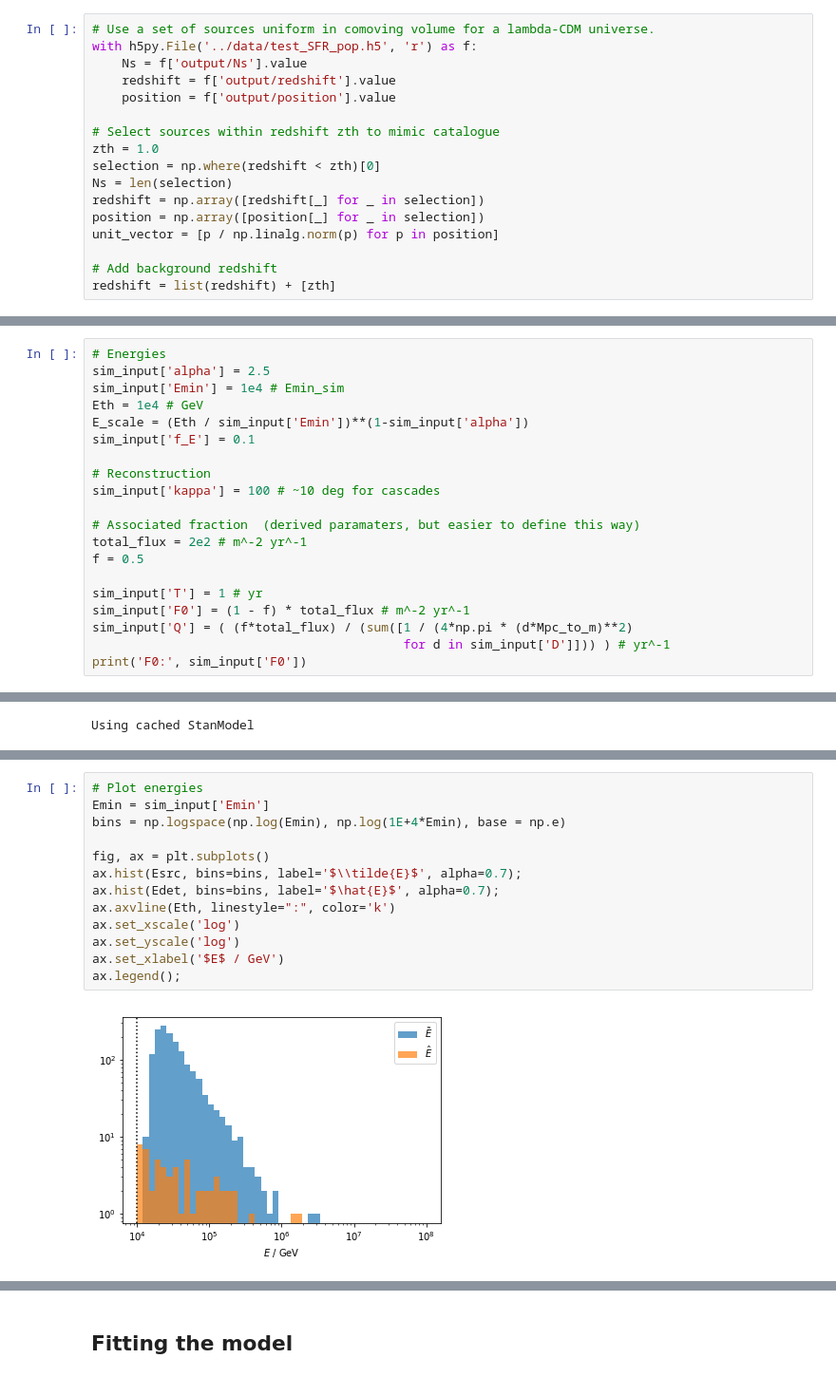
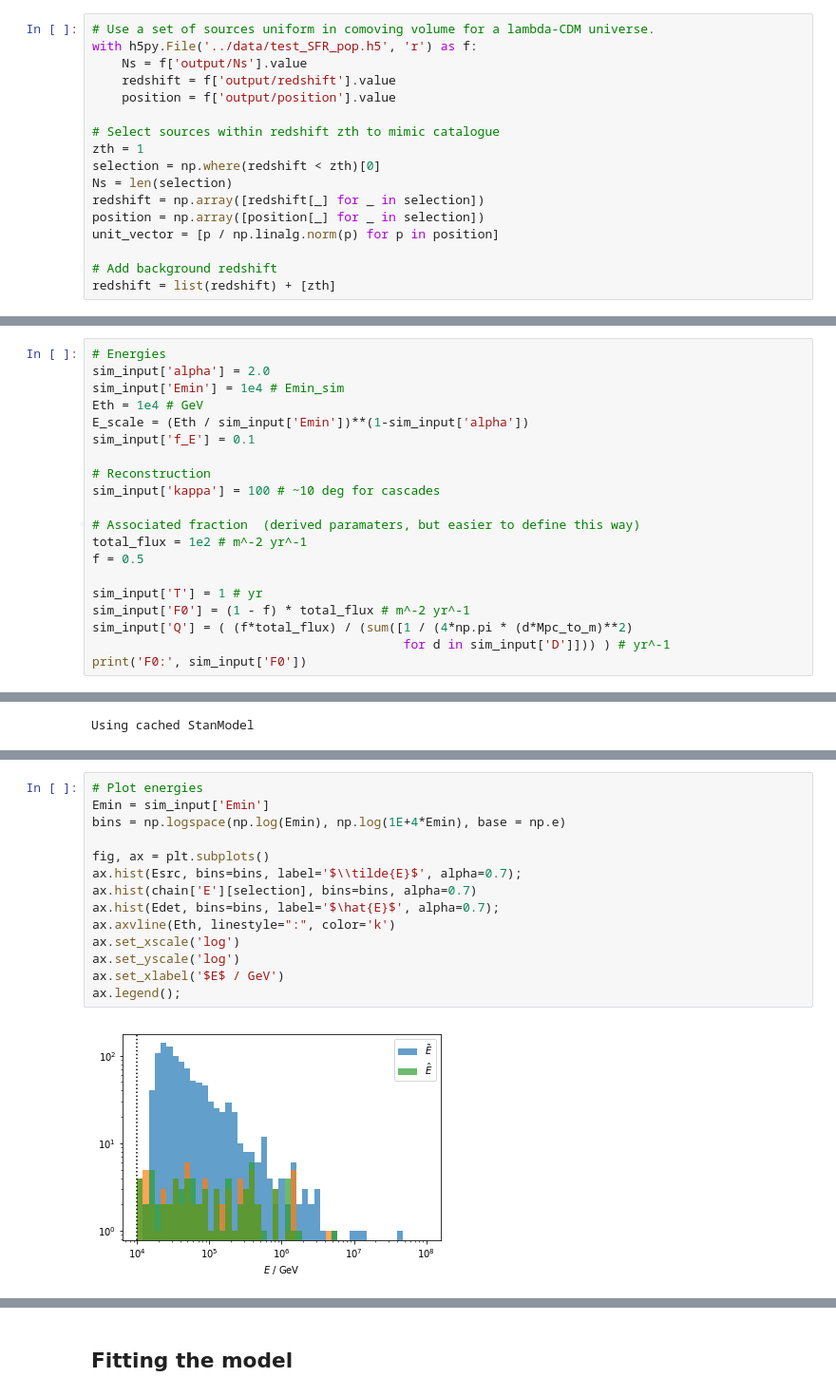
Before and after one commit to specktakel/hierarchical_nu, a Jupyter notebook: dev/statistical_model/4_energy_threshold/Eth_effects.ipynb, the cells around one changed output, grey strips where cells are left out. Shown at 95% size. Cells and saved outputs as stored; diff of their text form.

```diff
--- a/dev/statistical_model/4_energy_threshold/Eth_effects.ipynb
+++ b/dev/statistical_model/4_energy_threshold/Eth_effects.ipynb
@@ -190,7 +190,7 @@ with h5py.File('../data/test_SFR_pop.h5', 'r') as f:
     position = f['output/position'].value
 
 # Select sources within redshift zth to mimic catalogue
-zth = 1.0
+zth = 1
 selection = np.where(redshift < zth)[0]
 Ns = len(selection)
 redshift = np.array([redshift[_] for _ in selection])
@@ -248,7 +248,7 @@ sim_input['c'] = c
 sim_input['aeff_max'] = aeff_max
 # %%
 # Energies
-sim_input['alpha'] = 2.5
+sim_input['alpha'] = 2.0
 sim_input['Emin'] = 1e4 # Emin_sim
 Eth = 1e4 # GeV
 E_scale = (Eth / sim_input['Emin'])**(1-sim_input['alpha'])
@@ -258,7 +258,7 @@ sim_input['f_E'] = 0.1
 sim_input['kappa'] = 100 # ~10 deg for cascades
 
 # Associated fraction  (derived paramaters, but easier to define this way)
-total_flux = 2e2 # m^-2 yr^-1
+total_flux = 1e2 # m^-2 yr^-1
 f = 0.5
 
 sim_input['T'] = 1 # yr
@@ -348,15 +348,16 @@ for r, d, z in zip(s_ra, s_dec, redshift):
 # %%
 # Plot energies
 Emin = sim_input['Emin']
 bins = np.logspace(np.log(Emin), np.log(1E+4*Emin), base = np.e)
 
 fig, ax = plt.subplots()
 ax.hist(Esrc, bins=bins, label='$\\tilde{E}$', alpha=0.7);
+ax.hist(chain['E'][selection], bins=bins, alpha=0.7)
 ax.hist(Edet, bins=bins, label='$\hat{E}$', alpha=0.7);
 ax.axvline(Eth, linestyle=":", color='k')
 ax.set_xscale('log')
 ax.set_yscale('log')
 ax.set_xlabel('$E$ / GeV')
 ax.legend();
 # %% [output]
-[figure, old version]
+[figure, new version]
```
Also changed, not shown: parts of 10 cells of this notebook, 3 other files.
